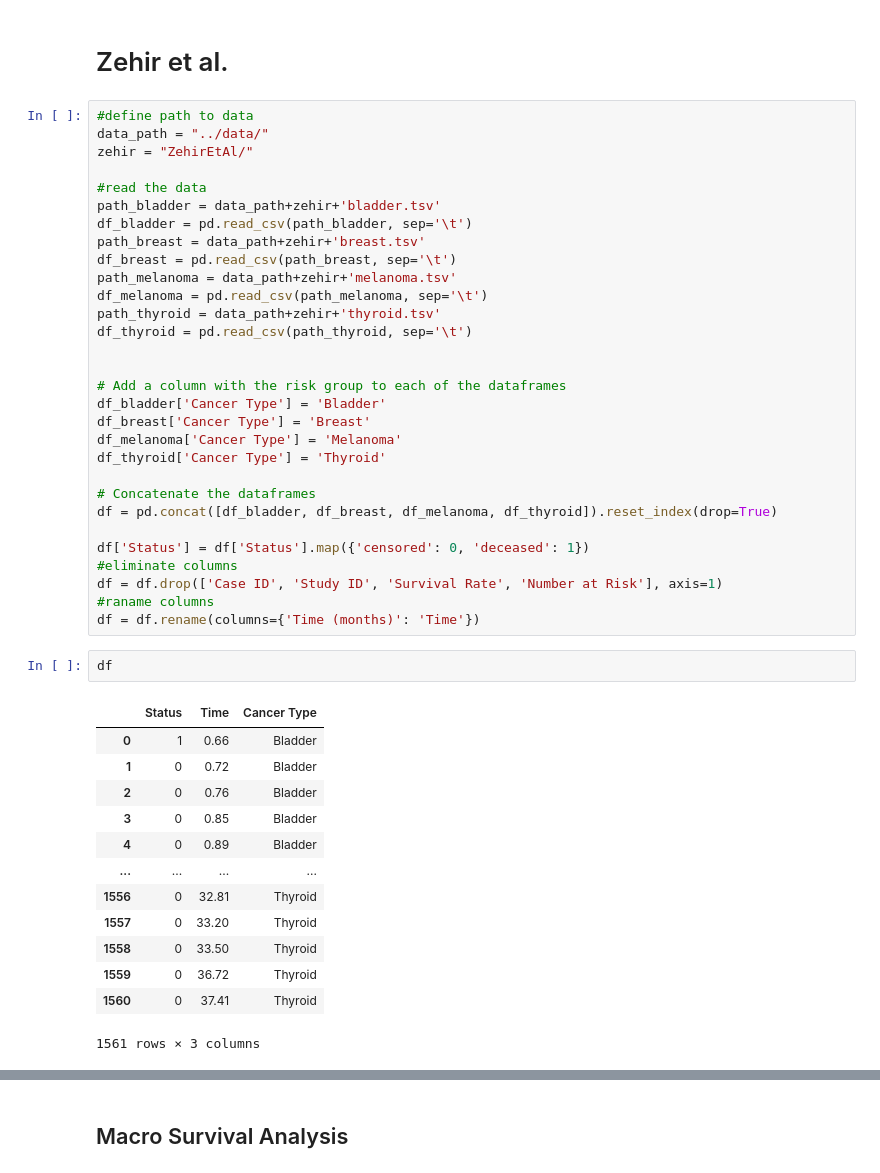
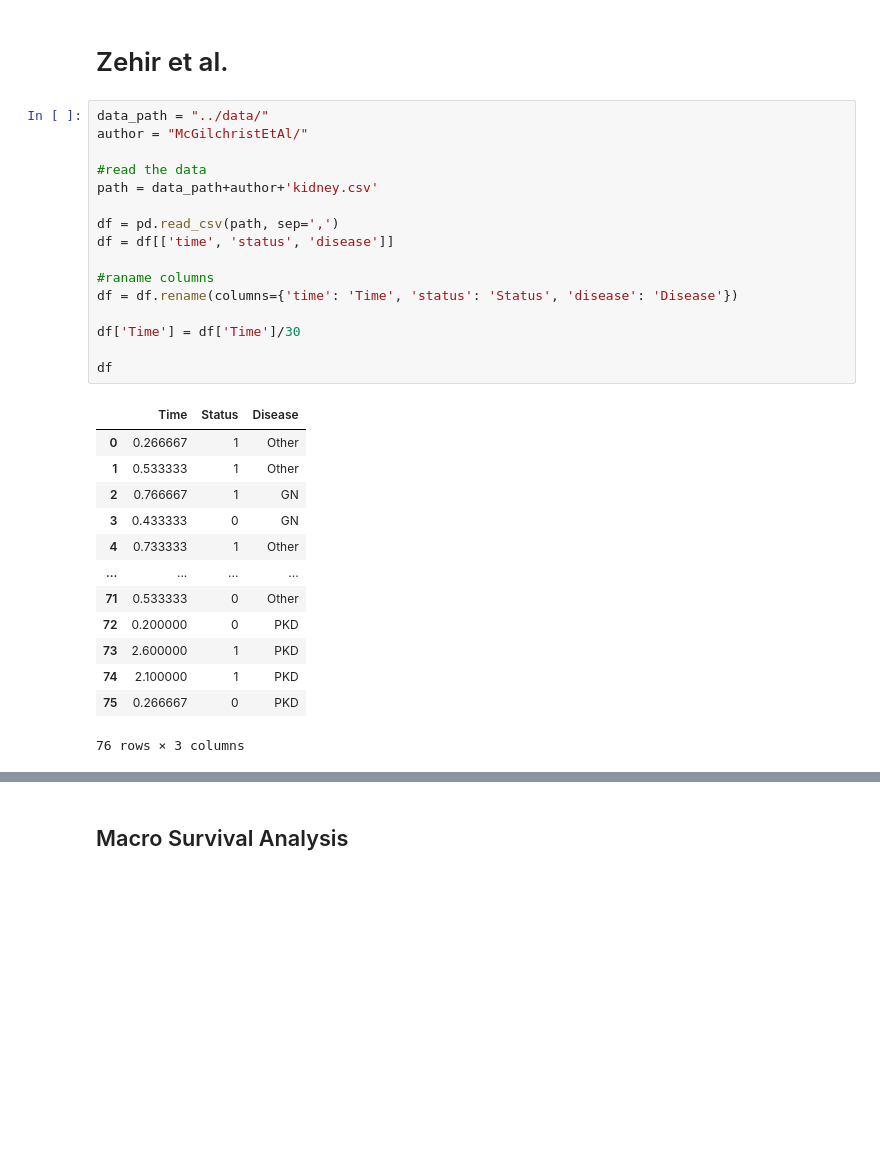
Before and after one commit to Kekkodf/DP-SurvAnalysis, a Jupyter notebook: src/notebook.ipynb, the cells around one changed output, grey strips where cells are left out. Saved outputs shown, nothing was run; the diff lists cells and outputs as text; blank space fills up the shorter version.

```diff
--- a/src/notebook.ipynb
+++ b/src/notebook.ipynb
@@ -249,49 +250,33 @@ Median survival time: inf
 0.5                   inf                   inf
 # %% [markdown]
 # Zehir et al.
-# %%
-#define path to data
-data_path = "../data/"
-zehir = "ZehirEtAl/"
-
-#read the data
-path_bladder = data_path+zehir+'bladder.tsv'
-df_bladder = pd.read_csv(path_bladder, sep='\t')
-path_breast = data_path+zehir+'breast.tsv'
-df_breast = pd.read_csv(path_breast, sep='\t')
-path_melanoma = data_path+zehir+'melanoma.tsv'
-df_melanoma = pd.read_csv(path_melanoma, sep='\t')
-path_thyroid = data_path+zehir+'thyroid.tsv'
-df_thyroid = pd.read_csv(path_thyroid, sep='\t')
-
-
-# Add a column with the risk group to each of the dataframes
-df_bladder['Cancer Type'] = 'Bladder'
-df_breast['Cancer Type'] = 'Breast'
-df_melanoma['Cancer Type'] = 'Melanoma'
-df_thyroid['Cancer Type'] = 'Thyroid'
-
-# Concatenate the dataframes
-df = pd.concat([df_bladder, df_breast, df_melanoma, df_thyroid]).reset_index(drop=True)
-
-df['Status'] = df['Status'].map({'censored': 0, 'deceased': 1})
-#eliminate columns
-df = df.drop(['Case ID', 'Study ID', 'Survival Rate', 'Number at Risk'], axis=1)
-#raname columns
-df = df.rename(columns={'Time (months)': 'Time'})
-# %%
-df
-# %% [output]
-|  | Status | Time | Cancer Type |
-| 0 | 1 | 0.66 | Bladder |
-| 1 | 0 | 0.72 | Bladder |
-| 2 | 0 | 0.76 | Bladder |
-| 3 | 0 | 0.85 | Bladder |
-| 4 | 0 | 0.89 | Bladder |
-| ... | ... | ... | ... |
-| 1556 | 0 | 32.81 | Thyroid |
-| 1557 | 0 | 33.20 | Thyroid |
-| 1558 | 0 | 33.50 | Thyroid |
-| 1559 | 0 | 36.72 | Thyroid |
-| 1560 | 0 | 37.41 | Thyroid |
-1561 rows × 3 columns
+# %%
+data_path = "../data/"
+author = "McGilchristEtAl/"
+
+#read the data
+path = data_path+author+'kidney.csv'
+
+df = pd.read_csv(path, sep=',')
+df = df[['time', 'status', 'disease']]
+
+#raname columns
+df = df.rename(columns={'time': 'Time', 'status': 'Status', 'disease': 'Disease'})
+
+df['Time'] = df['Time']/30
+
+df
+# %% [output]
+|  | Time | Status | Disease |
+| 0 | 0.266667 | 1 | Other |
+| 1 | 0.533333 | 1 | Other |
+| 2 | 0.766667 | 1 | GN |
+| 3 | 0.433333 | 0 | GN |
+| 4 | 0.733333 | 1 | Other |
+| ... | ... | ... | ... |
+| 71 | 0.533333 | 0 | Other |
+| 72 | 0.200000 | 0 | PKD |
+| 73 | 2.600000 | 1 | PKD |
+| 74 | 2.100000 | 1 | PKD |
+| 75 | 0.266667 | 0 | PKD |
+76 rows × 3 columns
```
Also changed, not shown: parts of 9 cells of this notebook.
